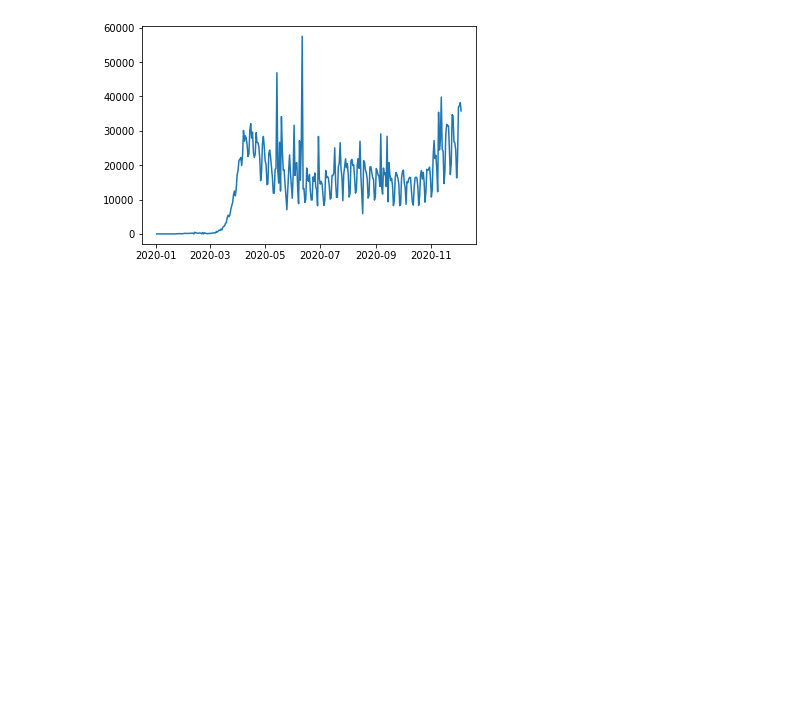
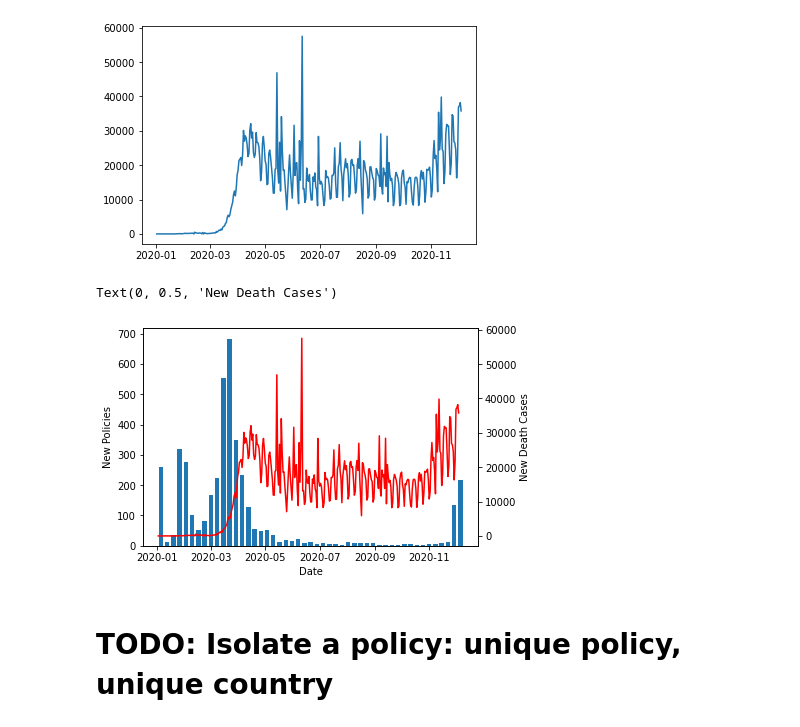
Before and after one commit to TristanBOOK/coronanet, a Jupyter notebook: Notebooks/Paul_Exploration_1.ipynb, the cells around one changed output. Cells and saved outputs as stored; diff of their text form; code cells hidden in the pictures; blank space fills up the shorter version.

```diff
--- a/Notebooks/Paul_Exploration_1.ipynb
+++ b/Notebooks/Paul_Exploration_1.ipynb
@@ -21,7 +21,7 @@ countries_df.head()
 5 rows × 21 columns
 # %%
 import pyreadr
-dataR= pyreadr.read_r('COVID-19.RData')
+dataR= pyreadr.read_r('/Users/paulcharpentier/Desktop/Coronanet_files/COVID-19.RData')
 # %%
 cases_df = pd.DataFrame(dataR['COVID19'])
 # %%
@@ -435,3 +447,21 @@ plt.plot(c['Cases_New'])
 # %% [output]
 [<matplotlib.lines.Line2D at 0x...>]
 [figure]
+# %%
+x1=df1.values[:,0]
+x2=c['Cases_New']
+y=df1.index
+
+fig,ax = plt.subplots()
+ax.bar(y,x1,width=5)
+ax.set_xlabel("Date")
+ax.set_ylabel("New Policies")
+
+ax2=ax.twinx()
+ax2.plot(x2,color='r')
+ax2.set_ylabel("New Death Cases")
+# %% [output]
+Text(0, 0.5, 'New Death Cases')
+[figure, added]
+# %% [markdown]
+# TODO: Isolate a policy: unique policy, unique country
```
Also changed, not shown: parts of 11 cells of this notebook.
